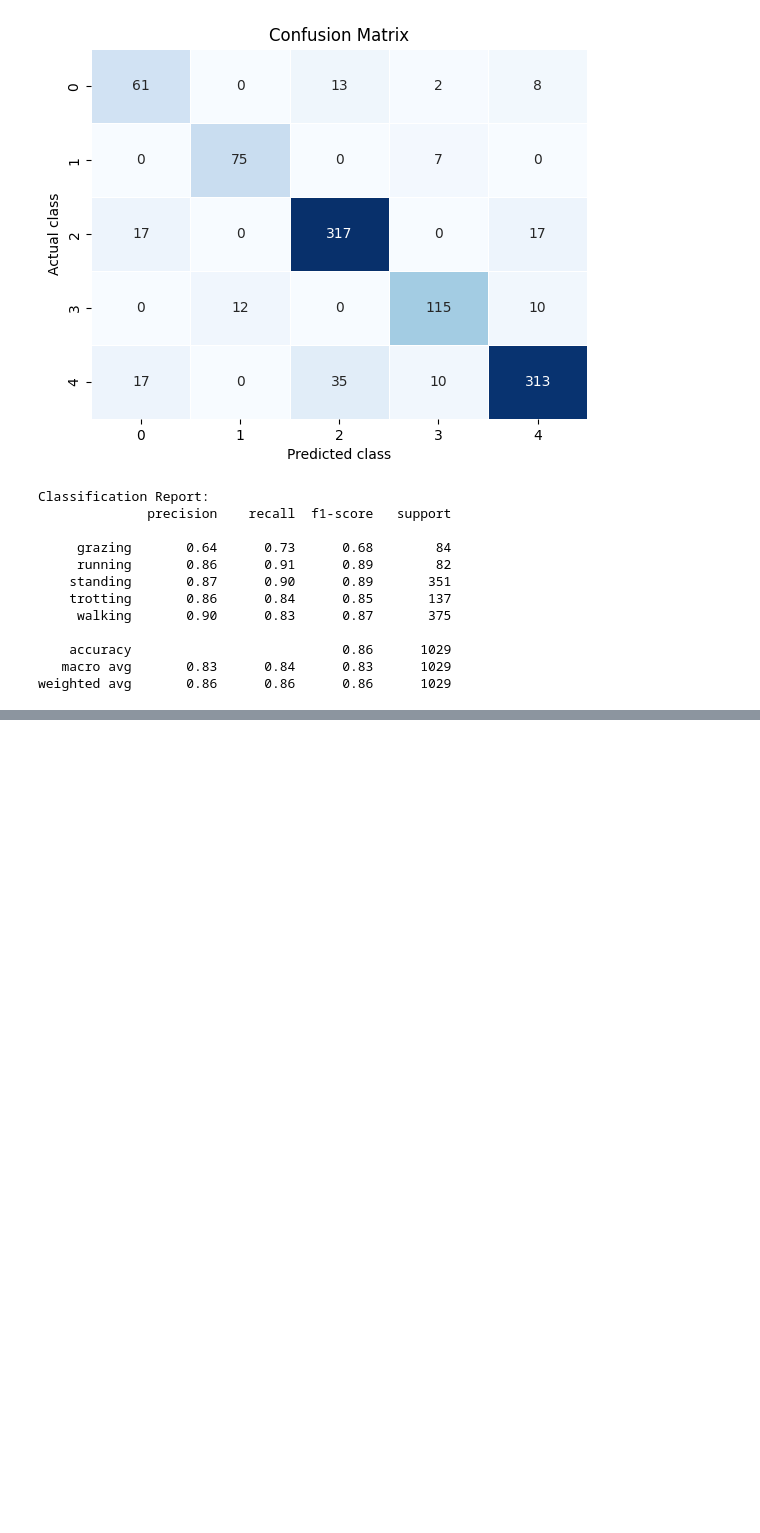
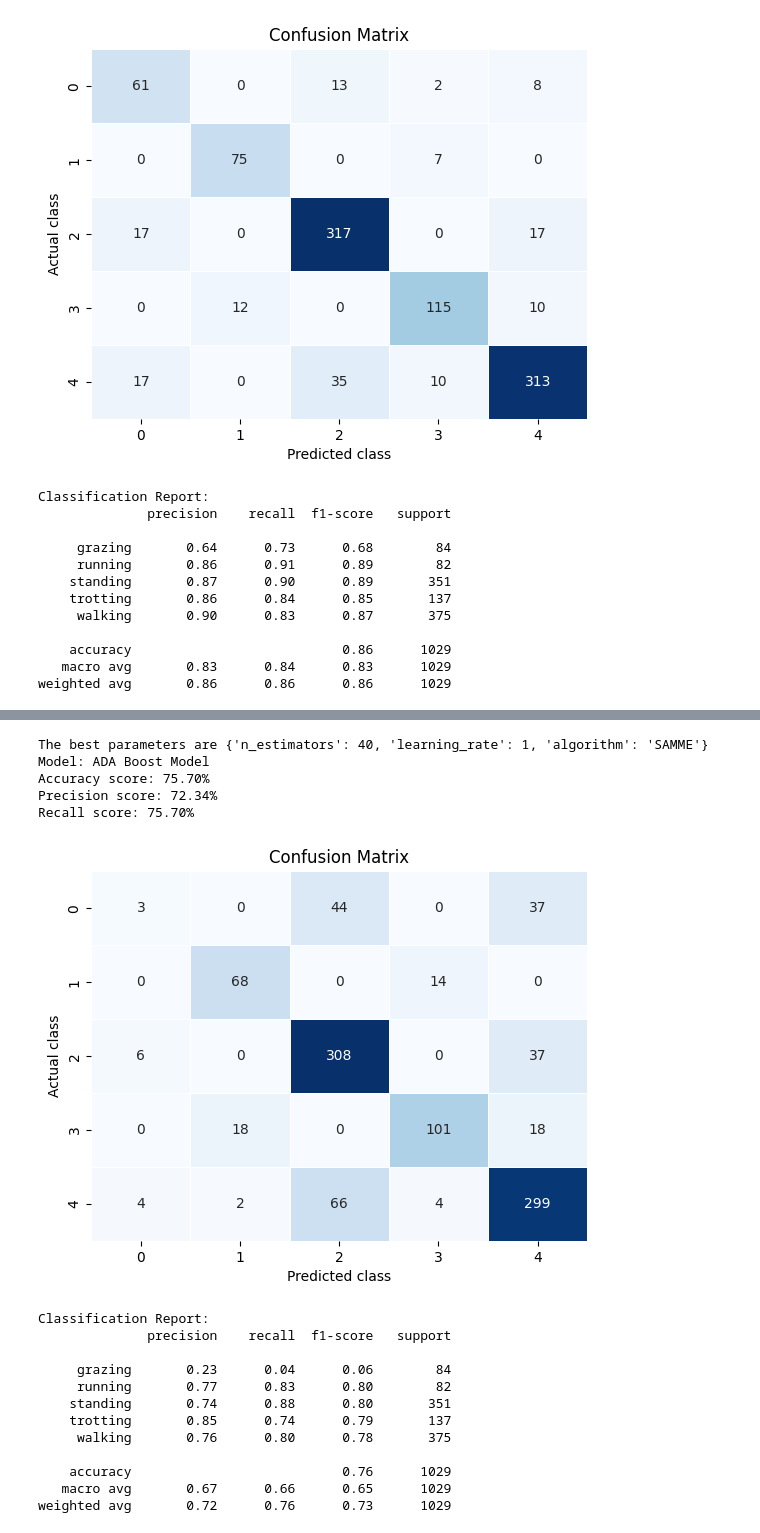
Before and after one commit to SharathRajMohan/AnimalCollarAI, a Jupyter notebook: AnimalAIDataProcessing.ipynb, the cells around one changed output, grey strips where cells are left out. Drawn from its saved outputs; the diff is of its cells as text; code cells hidden in the pictures; blank space fills up the shorter version.

```diff
--- a/AnimalAIDataProcessing.ipynb
+++ b/AnimalAIDataProcessing.ipynb
@@ -479,0 +521,27 @@ weighted avg       0.86      0.86      0.86      1029
+# %%
+pipe_params = {
+    "algorithm":['SAMME', 'SAMME.R'],
+    "n_estimators": [50, 60, 40, 45, 55,80],
+    "learning_rate":[0.5,1,1.5,2.0,0.0]
+}
+
+run_classifier(ADA_boost_model, pipe_params, 'ADA Boost Model')
+# %% [output]
+The best parameters are {'n_estimators': 40, 'learning_rate': 1, 'algorithm': 'SAMME'}
+Model: ADA Boost Model
+Accuracy score: 75.70%
+Precision score: 72.34%
+Recall score: 75.70%
+[figure, added]
+Classification Report:
+              precision    recall  f1-score   support
+
+     grazing       0.23      0.04      0.06        84
+     running       0.77      0.83      0.80        82
+    standing       0.74      0.88      0.80       351
+    trotting       0.85      0.74      0.79       137
+     walking       0.76      0.80      0.78       375
+
+    accuracy                           0.76      1029
+   macro avg       0.67      0.66      0.65      1029
+weighted avg       0.72      0.76      0.73      1029
```
Also changed, not shown: parts of 10 cells of this notebook, 9 other files.
